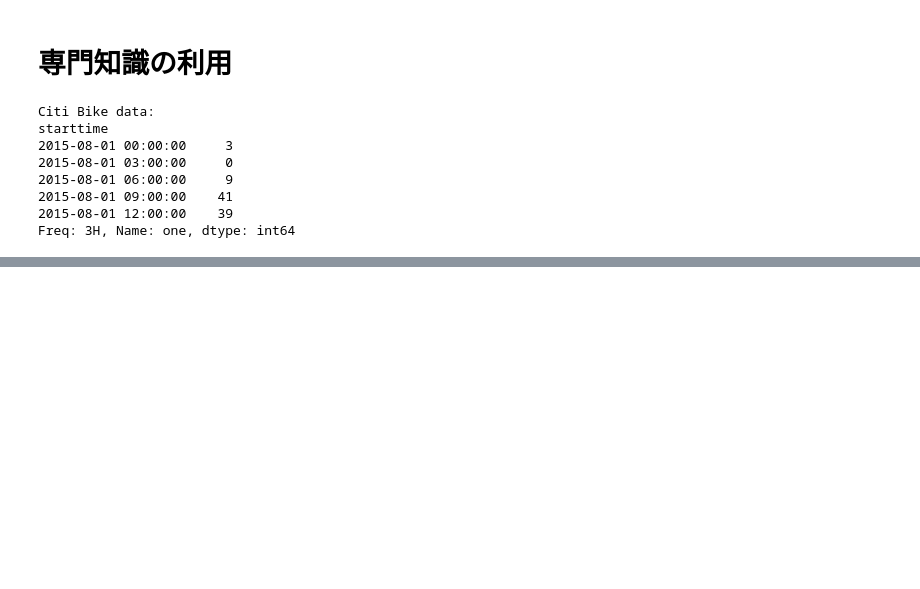
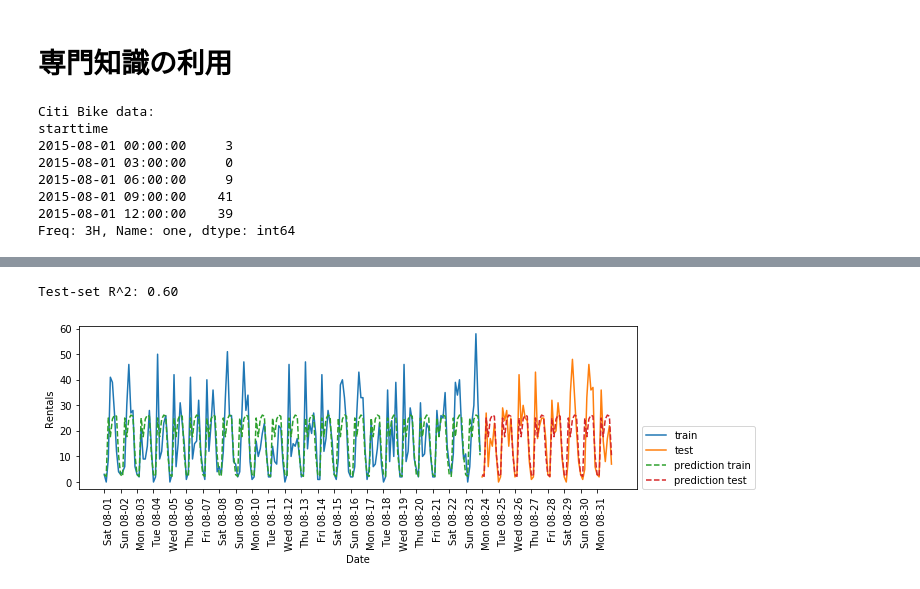
Before and after one commit to ryusei6/Introduction-to-Machine-Learning-with-Python, a Jupyter notebook: ch04/utilizing_expert_knowledge/model_based_feature_selection.ipynb, the cells around one changed output, grey strips where cells are left out. Saved outputs shown, nothing was run; the diff lists cells and outputs as text; code cells hidden in the pictures; blank space fills up the shorter version.

```diff
--- a/ch04/utilizing_expert_knowledge/model_based_feature_selection.ipynb
+++ b/ch04/utilizing_expert_knowledge/model_based_feature_selection.ipynb
@@ -42,0 +80,7 @@ Text(0, 0.5, 'Rentals')
+# %%
+# 1日の時刻だけ, RandomForest
+X_hour = citibike.index.hour.values.reshape(-1, 1)
+eval_on_features(X_hour, y, regressor)
+# %% [output]
+Test-set R^2: 0.60
+[figure, added]
```
Also changed, not shown: parts of 14 cells of this notebook.
